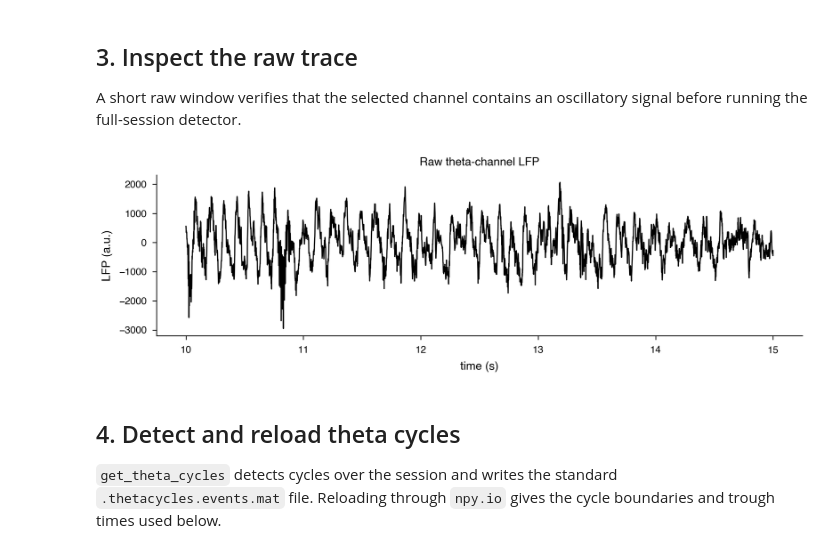
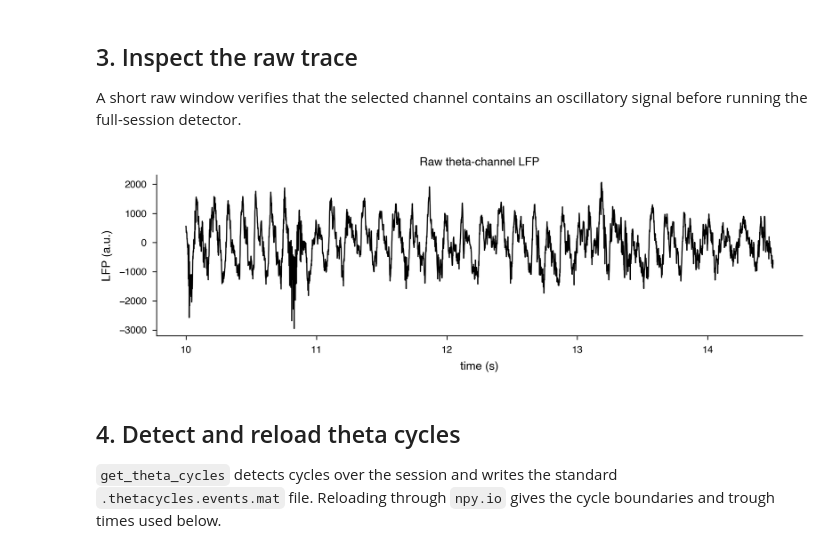
Before and after one commit to ryanharvey1/neuro_py, a Jupyter notebook: tutorials/theta_cycles_tutorial.ipynb, the cells around one changed output. Drawn from its saved outputs; the diff is of its cells as text; code cells hidden in the pictures.

```diff
--- a/tutorials/theta_cycles_tutorial.ipynb
+++ b/tutorials/theta_cycles_tutorial.ipynb
@@ -37,17 +37,17 @@ theta channel: 175; sampling rate: 1250 Hz
 A short raw window verifies that the selected channel contains an oscillatory signal before running the full-session detector.
 # %%
 window_start = float(times[0] + 10.0)
-window_stop = window_start + 5.0
+window_stop = window_start + 4.5
 window = (times >= window_start) & (times <= window_stop)
 
 fig, ax = plt.subplots(
     figsize=npy.plotting.set_size(width="nature_double", ratio=0.25), dpi=200
 )
 ax.plot(times[window], signal[window], color="black", lw=0.7)
 ax.set(xlabel="time (s)", ylabel="LFP (a.u.)", title="Raw theta-channel LFP")
 plt.show()
 # %% [output]
-[figure, old version]
+[figure, new version]
 # %% [markdown]
 ## 4. Detect and reload theta cycles
 
```
Also changed, not shown: parts of 2 cells of this notebook, 2 other files.
